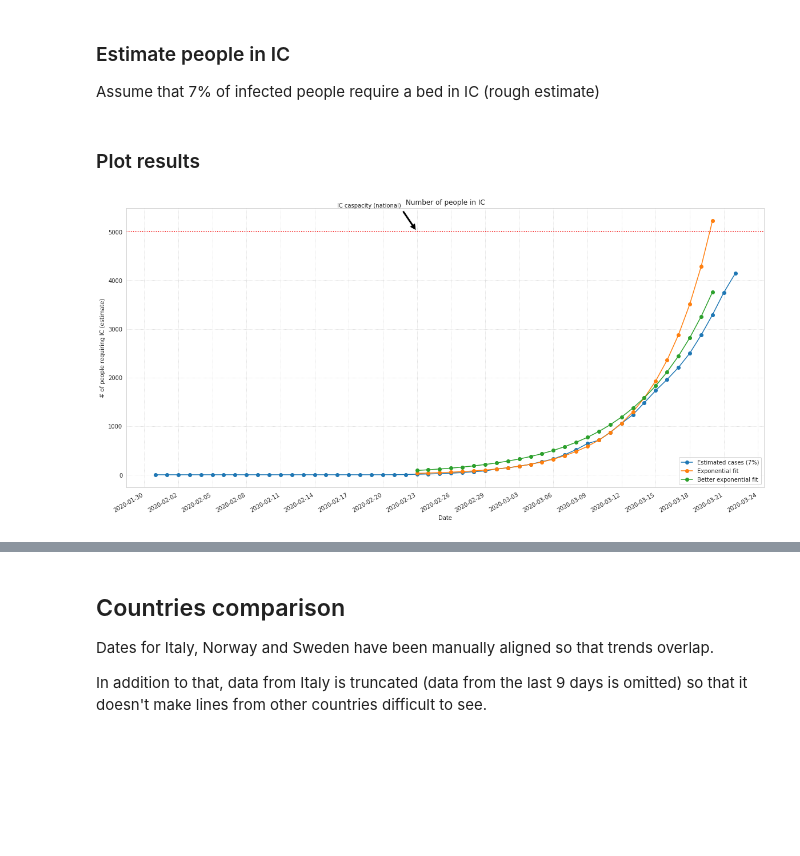
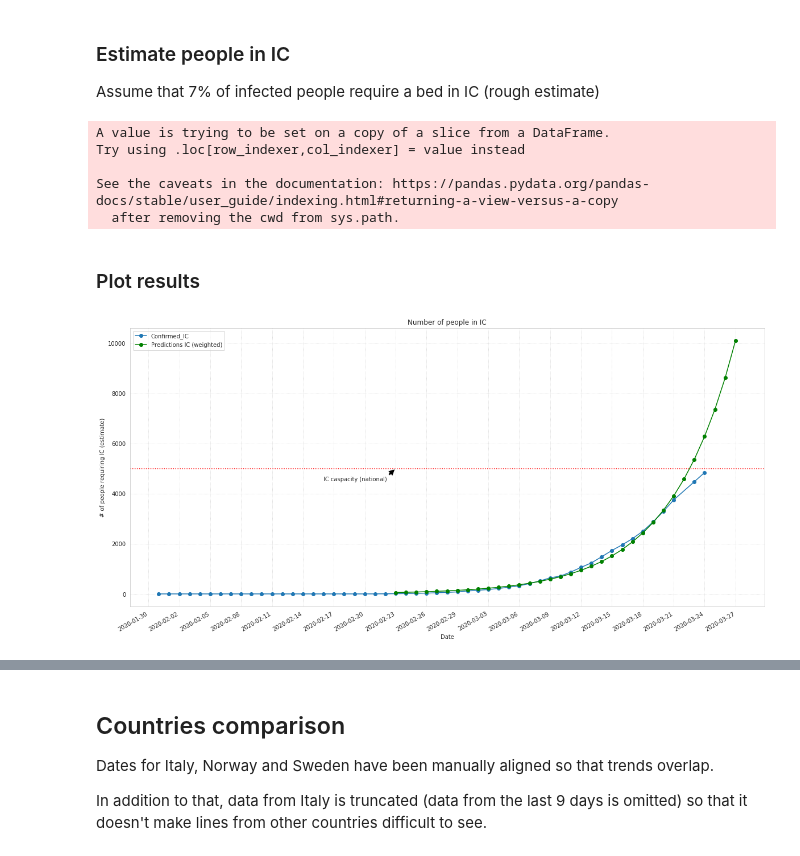
Before and after one commit to matteobarbieri/covid2019-data-analysis, a Jupyter notebook: notebooks/projections_covid2019_world.ipynb, the cells around one changed output, grey strips where cells are left out. Drawn from its saved outputs; the diff is of its cells as text; code cells hidden in the pictures; blank space fills up the shorter version.

```diff
--- a/notebooks/projections_covid2019_world.ipynb
+++ b/notebooks/projections_covid2019_world.ipynb
@@ -173,7 +222,10 @@ y_log = np.log(y)
 # Independent variable
 x = np.arange(len(y))
 # %%
-reg = LinearRegression()
-reg.fit(x[:,np.newaxis], y_log)
+reg_unweighted = LinearRegression()
+reg_unweighted.fit(x[:,np.newaxis], y_log)
+
+reg_weighted = LinearRegression()
+reg_weighted.fit(x[:,np.newaxis], y_log, sample_weight=y)
 # %% [output]
 LinearRegression(copy_X=True, fit_intercept=True, n_jobs=None, normalize=False)
@@ -198,11 +242,14 @@ array([ 1.4451303 ,  0.1440422 , 47.05387478])
 # %% [markdown]
 ### Create dataframe with estimates
 # %%
-estimate_dates = pd.date_range(start=START_DATE.strftime("%m/%d/%Y"), end='03/20/2020')
-estimate_cases = np.exp(reg.predict(np.arange(len(estimate_dates))[:, np.newaxis]))
+PREDICT_UNTIL = '03/27/2020'
+
+estimate_dates = pd.date_range(start=START_DATE.strftime("%m/%d/%Y"), end=PREDICT_UNTIL)
+estimate_cases_ols_unweighted = np.exp(reg_unweighted.predict(np.arange(len(estimate_dates))[:, np.newaxis]))
+estimate_cases_ols_weighted = np.exp(reg_weighted.predict(np.arange(len(estimate_dates))[:, np.newaxis]))
 
 # Make predictions
-estimate_cases_cf = my_exp(np.arange(len(estimate_dates)), *popt)
+# estimate_cases_cf = my_exp(np.arange(len(estimate_dates)), *popt)
+
+# df_estimates = pd.DataFrame({"Date": estimate_dates, "Predictions": estimate_cases})
+df_estimates = pd.DataFrame({"Date": estimate_dates, "Predictions (unweighted)": estimate_cases_ols_unweighted, "Predictions (weighted)": estimate_cases_ols_weighted})
-# %%
-# df_estimates = pd.DataFrame({"Date": estimate_dates, "Predictions": estimate_cases})
-df_estimates = pd.DataFrame({"Date": estimate_dates, "Predictions": estimate_cases, "Predictions_cf": estimate_cases_cf})
@@ -253,10 +262,16 @@ Assume that 7% of infected people require a bed in IC (rough estimate)
 IC_coefficient = 0.07
 
 country_df['Confirmed_IC'] = country_df['Confirmed']*IC_coefficient
-df_estimates['Predictions_IC'] = df_estimates['Predictions']*IC_coefficient
-df_estimates['Predictions_cf_IC'] = df_estimates['Predictions_cf']*IC_coefficient
+df_estimates['Predictions IC (unweighted)'] = df_estimates['Predictions (unweighted)']*IC_coefficient
+df_estimates['Predictions IC (weighted)'] = df_estimates['Predictions (weighted)']*IC_coefficient
 
 # df_estimates['IC caspacity (national)'] = ESTIMATED_IC_CAPACITY
+# %% [output]
+A value is trying to be set on a copy of a slice from a DataFrame.
+Try using .loc[row_indexer,col_indexer] = value instead
+
+See the caveats in the documentation: https://pandas.pydata.org/pandas-docs/stable/user_guide/indexing.html#returning-a-view-versus-a-copy
+  after removing the cwd from sys.path.
 # %% [markdown]
 ### Plot results
 # %%
@@ -265,34 +280,36 @@ ESTIMATED_IC_CAPACITY = 5000
 # %%
 ax = plt.gca()
 
 country_df.plot(x='Date', y=["Confirmed_IC"], figsize=(20,10), ax=ax, marker='o')
-df_estimates.plot(x='Date', y=["Predictions_IC"], figsize=(20,10), ax=ax, marker='o')
-df_estimates.plot(x='Date', y=["Predictions_cf_IC"], figsize=(20,10), ax=ax, marker='o')
+df_estimates.plot(x='Date', y=[
+#     "Predictions IC (unweighted)",
+    "Predictions IC (weighted)"
+], figsize=(20,10), ax=ax, marker='o', color="green")
 
 # df_estimates.plot(x='Date', y=['IC caspacity (national)'], ax=ax, color='red', ls='--')
 plt.title("Number of people in IC");
 
 sns.set_style("whitegrid", {'grid.linestyle': ':'})
 
 # ax.yaxis.set_major_locator(ticker.MultipleLocator(1000))
 ax.xaxis.set_major_locator(ticker.MultipleLocator(3))
 
 ax.set_ylabel("# of people requiring IC (estimate)");
 
 ax.axhline(ESTIMATED_IC_CAPACITY, 0, 1, ls=':', color='red')
 
-ax.annotate('IC caspacity (national)', xy=("2020-02-23", 5000), xytext=("2020-02-16", 5500),
+ax.annotate('IC caspacity (national)', xy=("2020-02-23", 5000), xytext=("2020-02-16", 4500),
             arrowprops=dict(facecolor='black', shrink=0.05));
 
-ax.legend([
-    "Estimated cases ({:d}%)".format(int(IC_coefficient*100)),
-    "Exponential fit",
-    "Better exponential fit",
-])
+# ax.legend([
+#     "Estimated cases ({:d}%)".format(int(IC_coefficient*100)),
+#     "Exponential fit",
+#     "Better exponential fit",
+# ])
 
 plt.savefig("IC_estimates.png");
 # %% [output]
-[figure, old version]
+[figure, new version]
 # %%
 ax = plt.gca()
 
```
Also changed, not shown: parts of 21 cells of this notebook, 7 other files.
